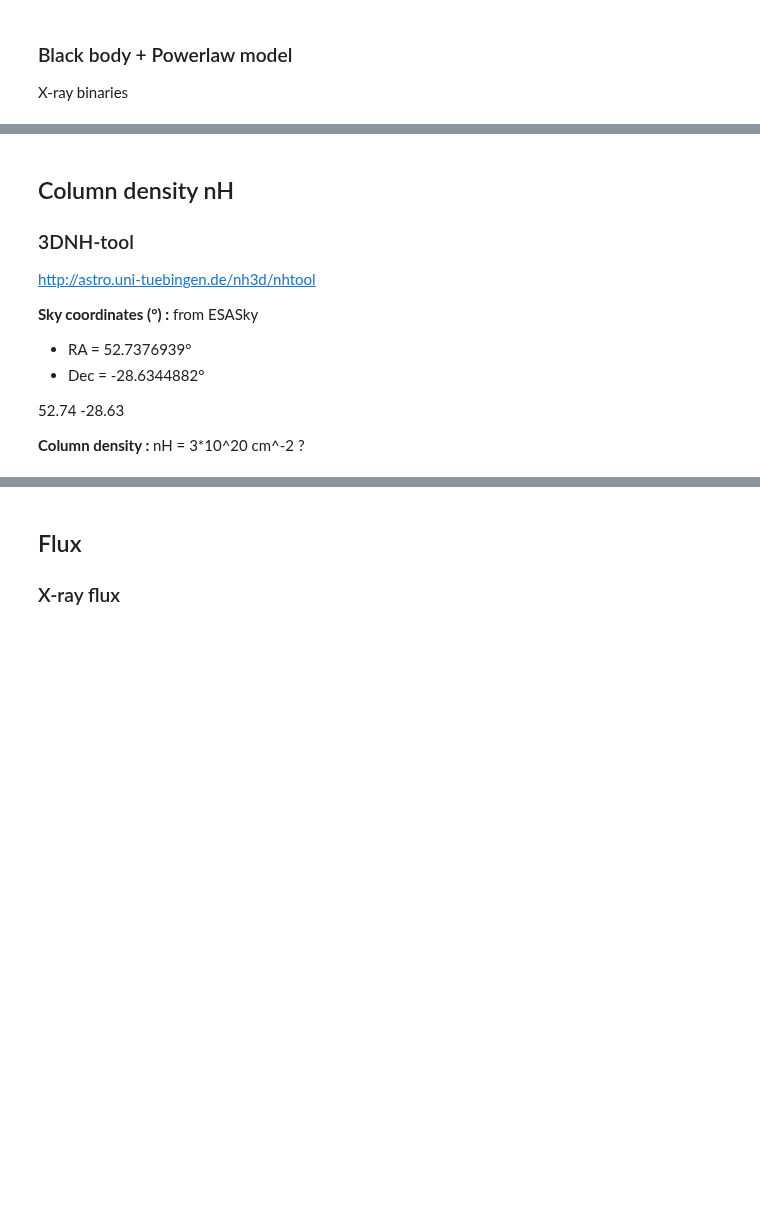
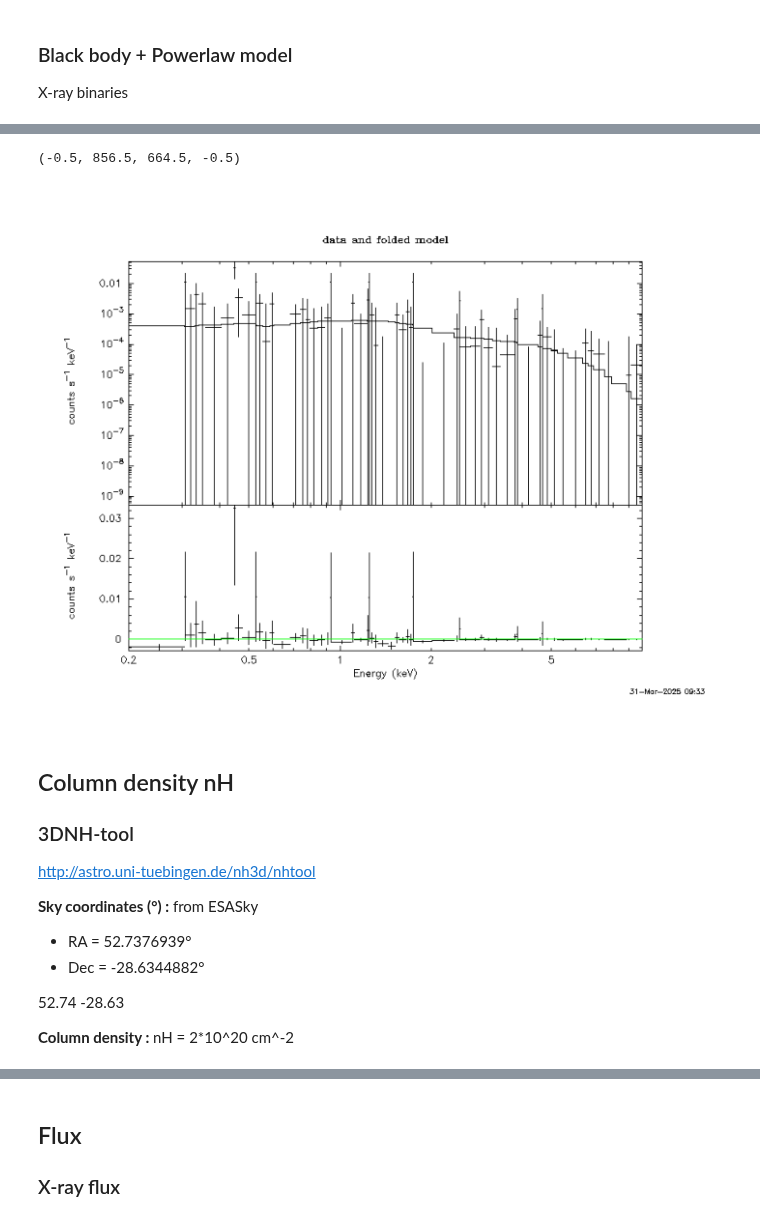
Before and after one commit to ceeliiaa/STONKS-alert, a Jupyter notebook: ObsID0945020137_SRCNUM21/EMOS1/ObsID0945020137_SRCNUM21_EMOS1_Xspec(cstat).ipynb, the cells around one changed output, grey strips where cells are left out. Cells and saved outputs as stored; diff of their text form; code cells hidden in the pictures; blank space fills up the shorter version.

```diff
--- a/ObsID0945020137_SRCNUM21/EMOS1/ObsID0945020137_SRCNUM21_EMOS1_Xspec(cstat).ipynb
+++ b/ObsID0945020137_SRCNUM21/EMOS1/ObsID0945020137_SRCNUM21_EMOS1_Xspec(cstat).ipynb
@@ -283,3 +299,10 @@ plt.axis('off')
+# %%
+img = plt.imread(glob.glob("ObsID*SRCNUM*E*Spectrum_apecapec2.png")[0])
+plt.imshow(img)
+plt.axis('off')
+# %% [output]
+(-0.5, 856.5, 664.5, -0.5)
+[figure, added]
 # %% [markdown]
 ## Column density nH
 ### 3DNH-tool
@@ -292,7 +315,7 @@ http://astro.uni-tuebingen.de/nh3d/nhtool
 
 52.74 -28.63
 
-**Column density :** nH = 3*10^20 cm^-2 ?
+**Column density :** nH = 2*10^20 cm^-2
 # %%
 print("The different models give a column density of :")
 print()
```
Also changed, not shown: parts of 21 cells of this notebook, 1 other file.
